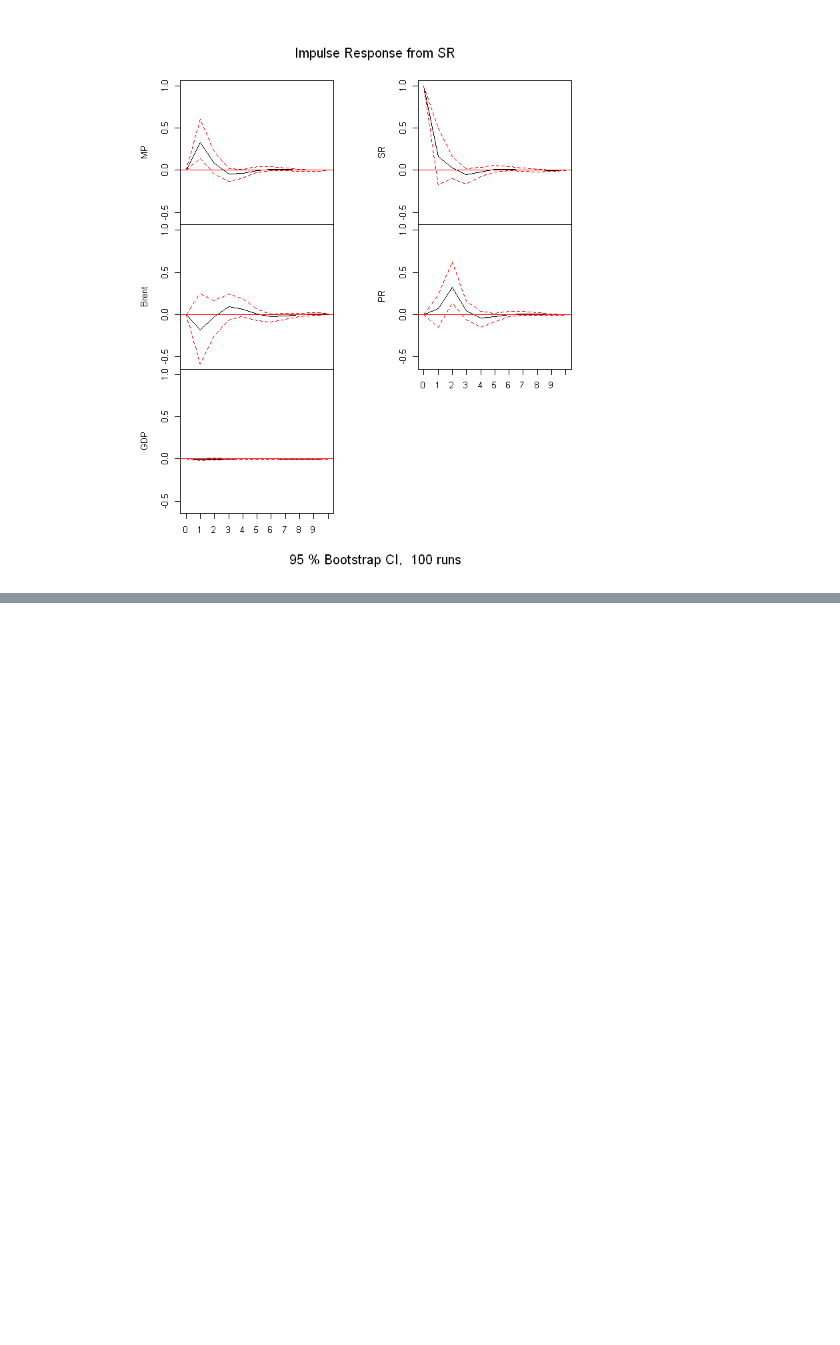
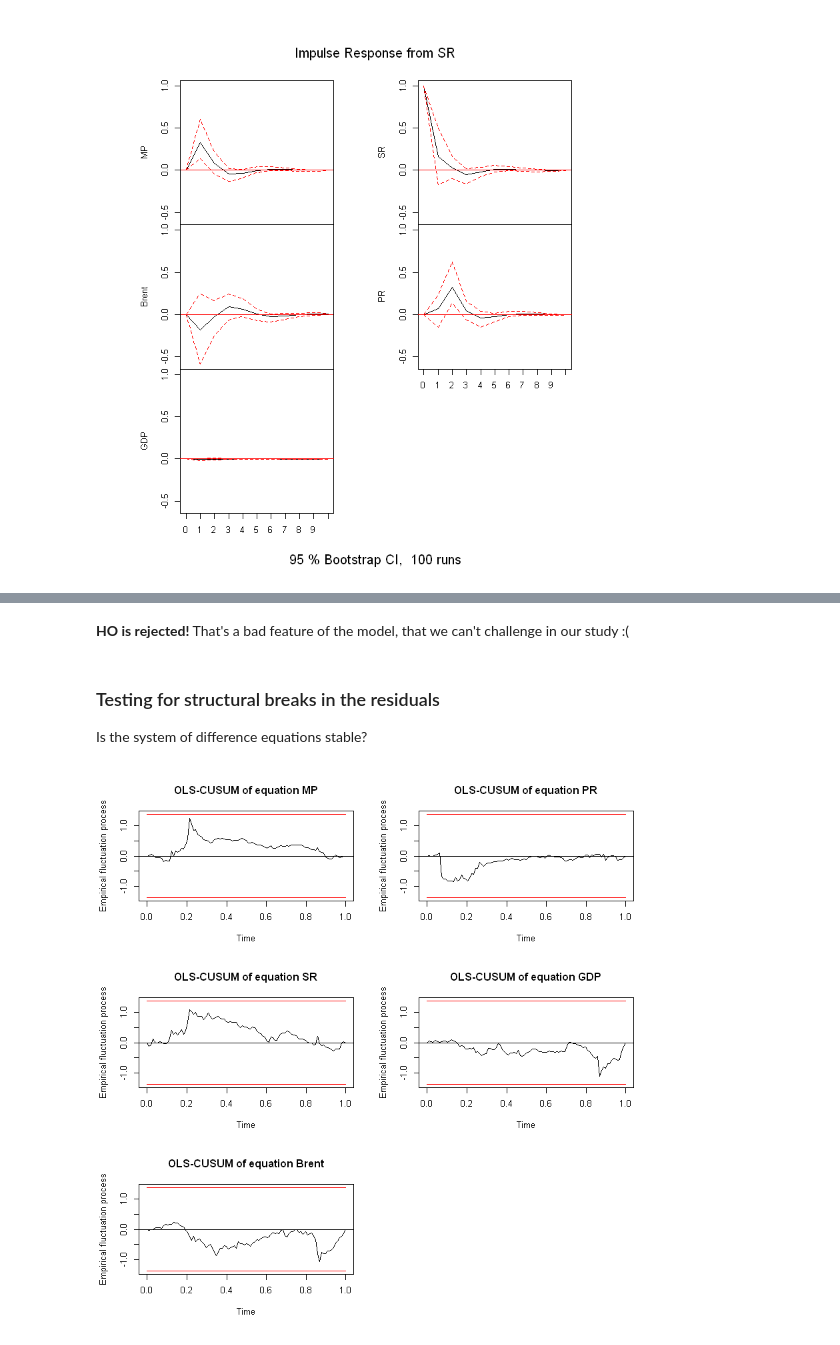
Before and after one commit to ETymch/Projects, a Jupyter notebook: mosprime_project.ipynb, the cells around one changed output, grey strips where cells are left out. Drawn from its saved outputs; the diff is of its cells as text; code cells hidden in the pictures; blank space fills up the shorter version.

```diff
--- a/mosprime_project.ipynb
+++ b/mosprime_project.ipynb
@@ -193,0 +301,11 @@ plot(irf(data_var, impulse = "SR", boot = 500, ortho = F))
+# %% [markdown]
+**HO is rejected!** That's a bad feature of the model, that we can't challenge in our study :(
+# %% [markdown]
+### Testing for structural breaks in the residuals
+
+Is the system of difference equations stable?
+# %%
+stability <- stability(data_var, type = "OLS-CUSUM")
+plot(stability)
+# %% [output]
+[figure, added]
```
Also changed, not shown: parts of 38 cells of this notebook.
